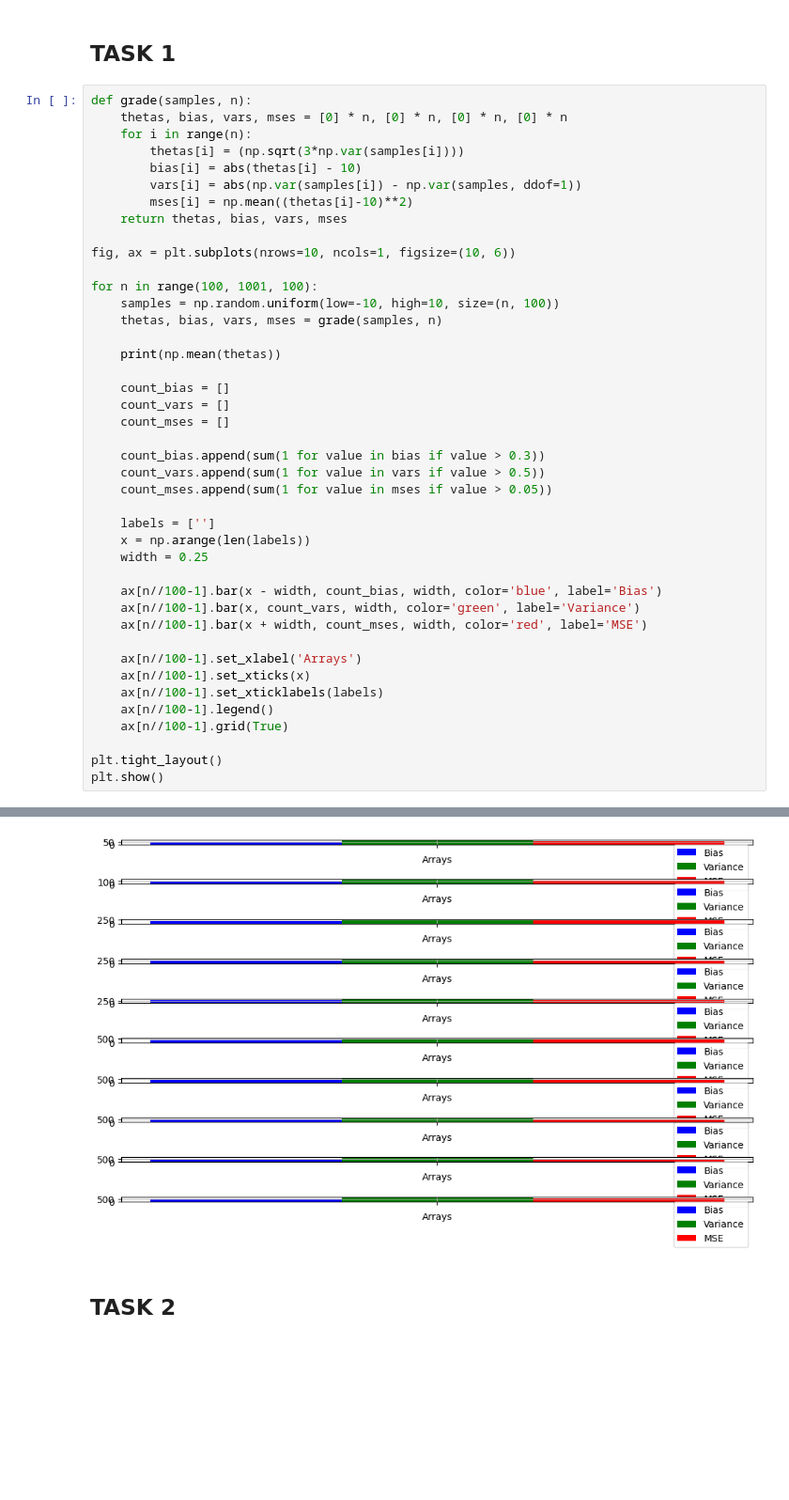
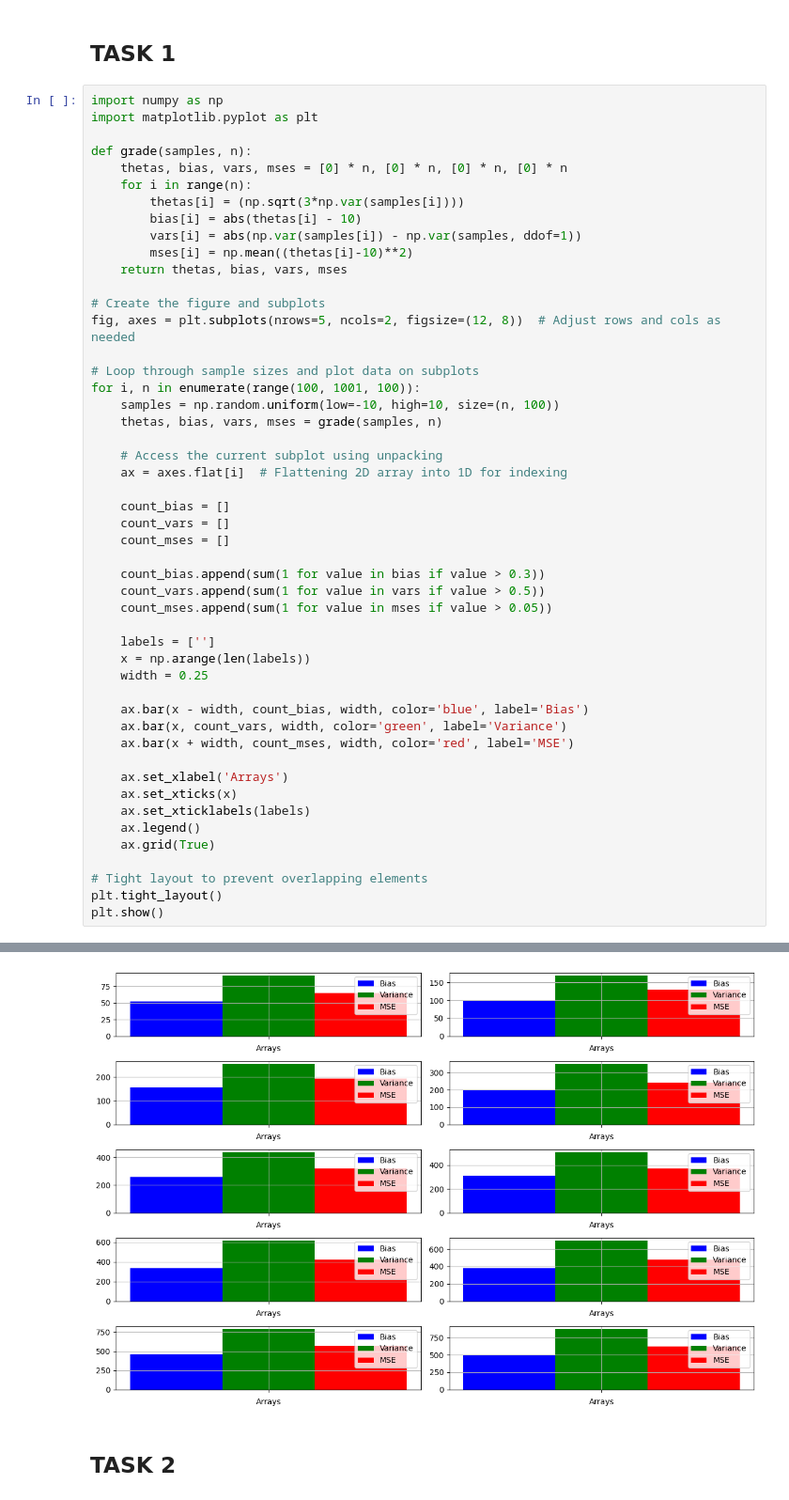
Before and after one commit to svinoczarITMO/s4-mathstat-lab3, a Jupyter notebook: Lab2/task2.ipynb, the cells around one changed output, grey strips where cells are left out. Shown at 94% size. Cells and saved outputs as stored; diff of their text form; blank space fills up the shorter version.

Commit message:
fix pyplot in task 1

```diff
--- a/Lab2/task2.ipynb
+++ b/Lab2/task2.ipynb
@@ -10,6 +10,9 @@ import matplotlib.pyplot as plt
 # %% [markdown]
 ## TASK 1
 # %%
+import numpy as np
+import matplotlib.pyplot as plt
+
 def grade(samples, n):
     thetas, bias, vars, mses = [0] * n, [0] * n, [0] * n, [0] * n
     for i in range(n):
@@ -19,13 +22,16 @@ def grade(samples, n):
         mses[i] = np.mean((thetas[i]-10)**2)
     return thetas, bias, vars, mses
 
-fig, ax = plt.subplots(nrows=10, ncols=1, figsize=(10, 6))
+# Create the figure and subplots
+fig, axes = plt.subplots(nrows=5, ncols=2, figsize=(12, 8))  # Adjust rows and cols as needed
 
-for n in range(100, 1001, 100):
+# Loop through sample sizes and plot data on subplots
+for i, n in enumerate(range(100, 1001, 100)):
     samples = np.random.uniform(low=-10, high=10, size=(n, 100))
     thetas, bias, vars, mses = grade(samples, n)
 
-    print(np.mean(thetas))
+    # Access the current subplot using unpacking
+    ax = axes.flat[i]  # Flattening 2D array into 1D for indexing
 
     count_bias = []
     count_vars = []
@@ -39,16 +45,17 @@ for n in range(100, 1001, 100):
     x = np.arange(len(labels))
     width = 0.25
 
-    ax[n//100-1].bar(x - width, count_bias, width, color='blue', label='Bias')
-    ax[n//100-1].bar(x, count_vars, width, color='green', label='Variance')
-    ax[n//100-1].bar(x + width, count_mses, width, color='red', label='MSE')
+    ax.bar(x - width, count_bias, width, color='blue', label='Bias')
+    ax.bar(x, count_vars, width, color='green', label='Variance')
+    ax.bar(x + width, count_mses, width, color='red', label='MSE')
 
-    ax[n//100-1].set_xlabel('Arrays')
-    ax[n//100-1].set_xticks(x)
-    ax[n//100-1].set_xticklabels(labels)
-    ax[n//100-1].legend()
-    ax[n//100-1].grid(True)
+    ax.set_xlabel('Arrays')
+    ax.set_xticks(x)
+    ax.set_xticklabels(labels)
+    ax.legend()
+    ax.grid(True)
 
+# Tight layout to prevent overlapping elements
 plt.tight_layout()
 plt.show()
 # %% [output]
@@ -65,4 +62,4 @@ plt.show()
-[figure, old version]
+[figure, new version]
 # %% [markdown]
 ## TASK 2
 # %%
```
Also changed, not shown: parts of 1 cell of this notebook.
